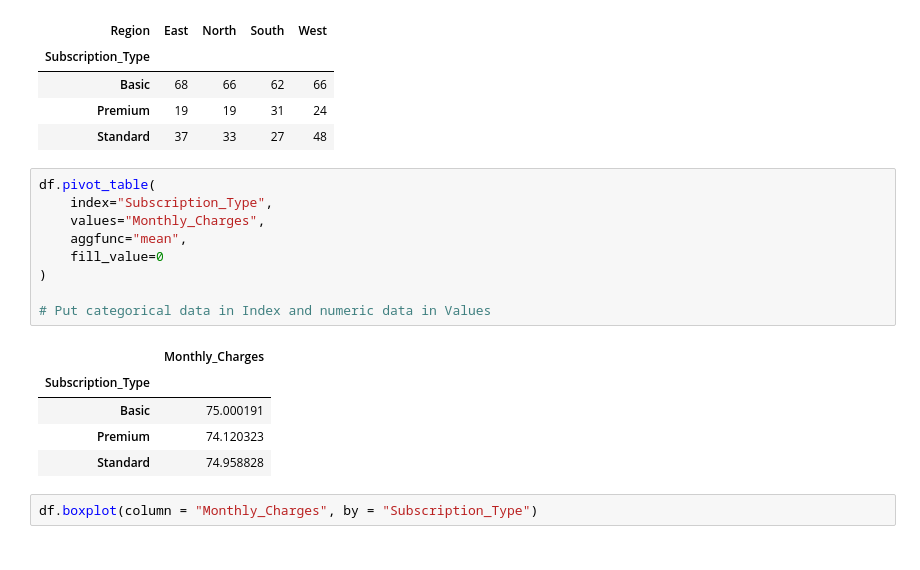
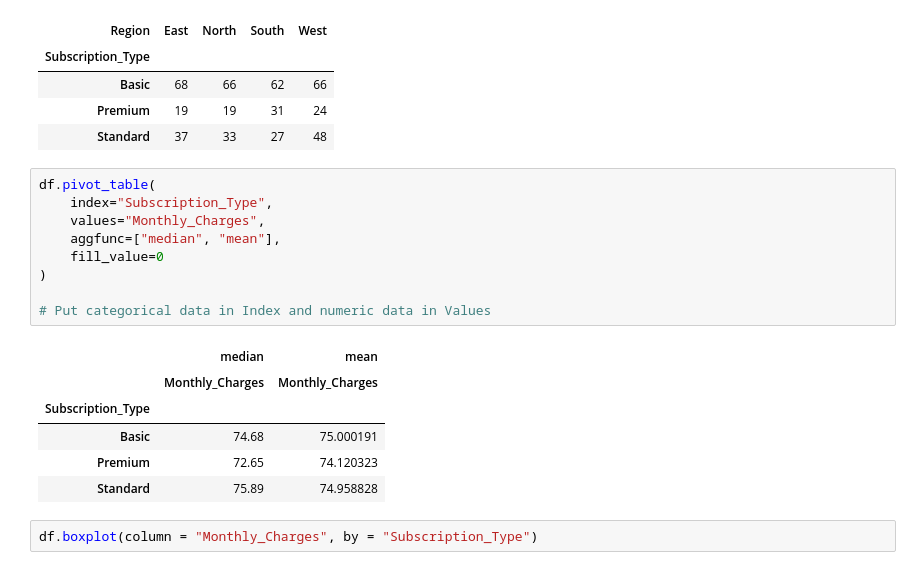
Before and after one commit to kartikcodes26/Python_Journey, a Jupyter notebook: Data Analysis/Statistics/09_Multi_Categorical_Analysis.ipynb, the cells around one changed output. Drawn from its saved outputs; the diff is of its cells as text.

```diff
--- a/Data Analysis/Statistics/Multi_Categorical_Analysis.ipynb
+++ b/Data Analysis/Statistics/09_Multi_Categorical_Analysis.ipynb
@@ -51,18 +51,19 @@ pd.crosstab(df["Subscription_Type"], df["Region"])
 # %%
 df.pivot_table(
     index="Subscription_Type",
     values="Monthly_Charges",
-    aggfunc="mean",
+    aggfunc=["median", "mean"],
     fill_value=0
 )
 
 # Put categorical data in Index and numeric data in Values
 # %% [output]
-|  | Monthly_Charges |
-| Subscription_Type |  |
-| Basic | 75.000191 |
-| Premium | 74.120323 |
-| Standard | 74.958828 |
+|  | median | mean |
+|  | Monthly_Charges | Monthly_Charges |
+| Subscription_Type |  |  |
+| Basic | 74.68 | 75.000191 |
+| Premium | 72.65 | 74.120323 |
+| Standard | 75.89 | 74.958828 |
 # %%
 df.boxplot(column = "Monthly_Charges", by = "Subscription_Type")
 # %% [output]
```
Also changed, not shown: 6 other files.
